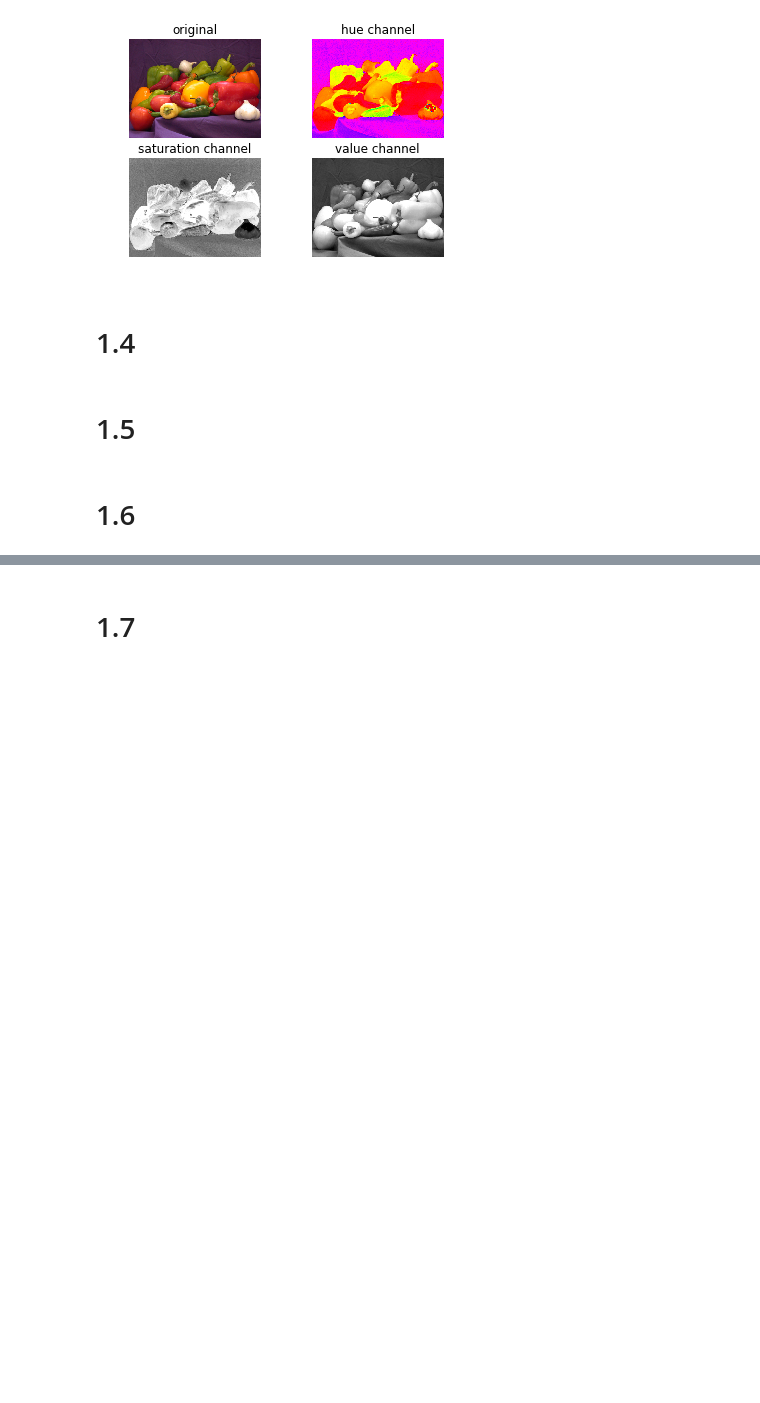
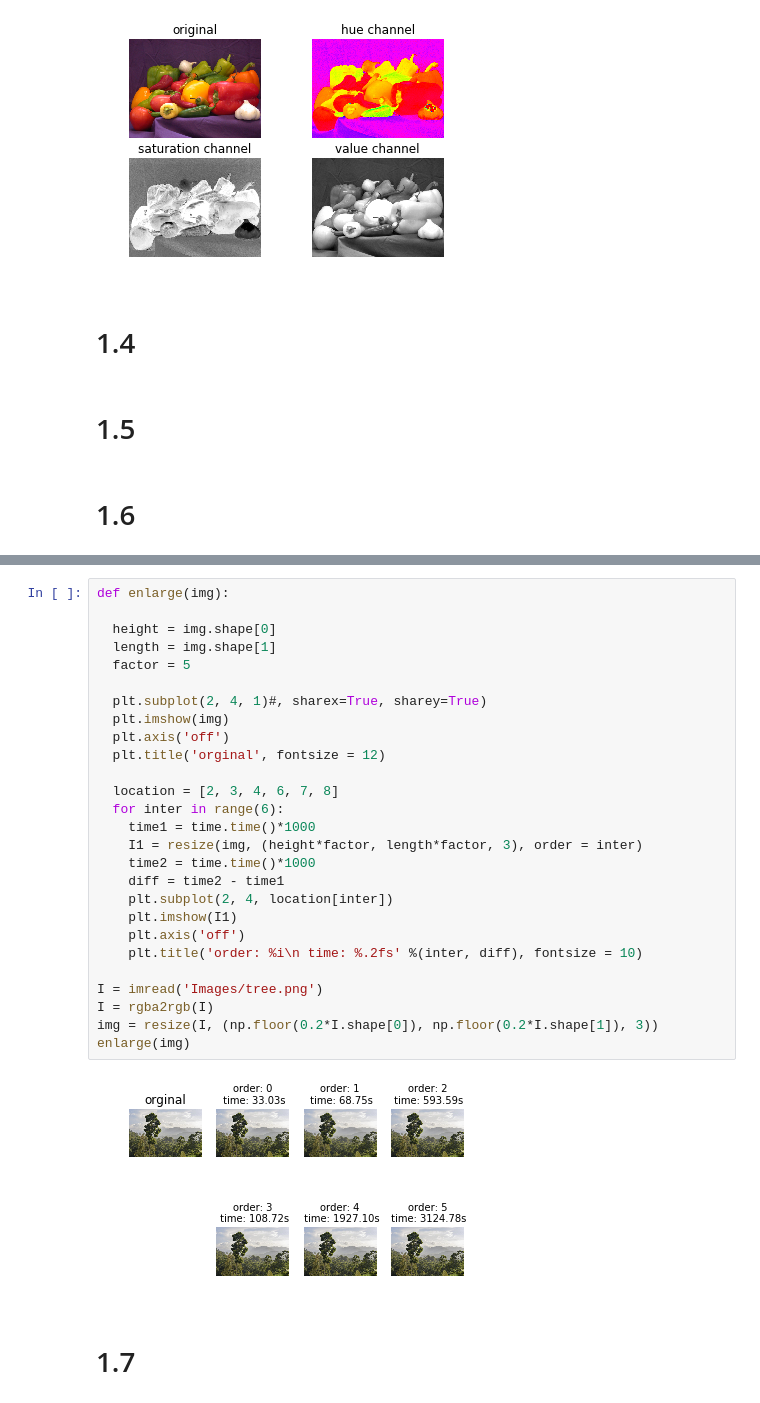
Before and after one commit to philiplassen/My_School_Work, a Jupyter notebook: SIP/ass1/Assignment_1.ipynb, the cells around one changed output, grey strips where cells are left out. Cells and saved outputs as stored; diff of their text form; blank space fills up the shorter version.

```diff
--- a/SIP/ass1/Assignment_1.ipynb
+++ b/SIP/ass1/Assignment_1.ipynb
@@ -73,2 +107,31 @@ HSV("Images/peppers.png")
+# %%
+def enlarge(img):
+
+  height = img.shape[0]
+  length = img.shape[1]
+  factor = 5
+
+  plt.subplot(2, 4, 1)#, sharex=True, sharey=True)
+  plt.imshow(img)
+  plt.axis('off')
+  plt.title('orginal', fontsize = 12)
+
+  location = [2, 3, 4, 6, 7, 8]
+  for inter in range(6):
+    time1 = time.time()*1000
+    I1 = resize(img, (height*factor, length*factor, 3), order = inter)
+    time2 = time.time()*1000
+    diff = time2 - time1
+    plt.subplot(2, 4, location[inter])
+    plt.imshow(I1)
+    plt.axis('off')
+    plt.title('order: %i\n time: %.2fs' %(inter, diff), fontsize = 10)
+
+I = imread('Images/tree.png')
+I = rgba2rgb(I)
+img = resize(I, (np.floor(0.2*I.shape[0]), np.floor(0.2*I.shape[1]), 3))
+enlarge(img)
+# %% [output]
+[figure, added]
 # %% [markdown]
 # 1.7
```
Also changed, not shown: parts of 3 cells of this notebook, 3 other files.
